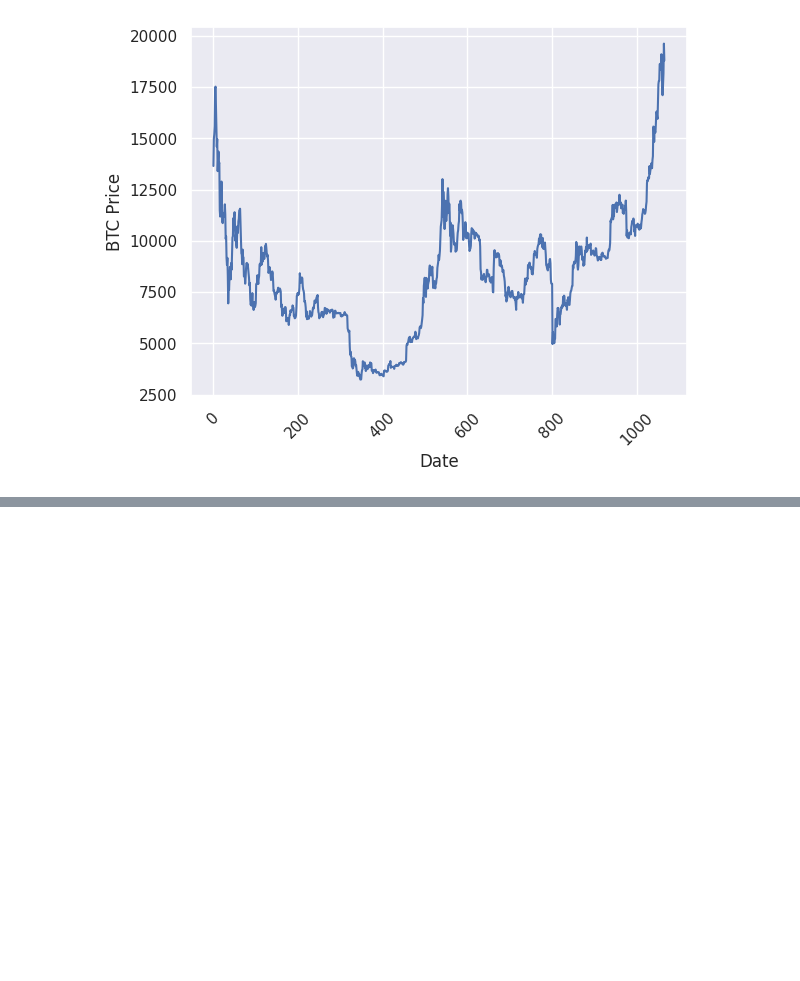
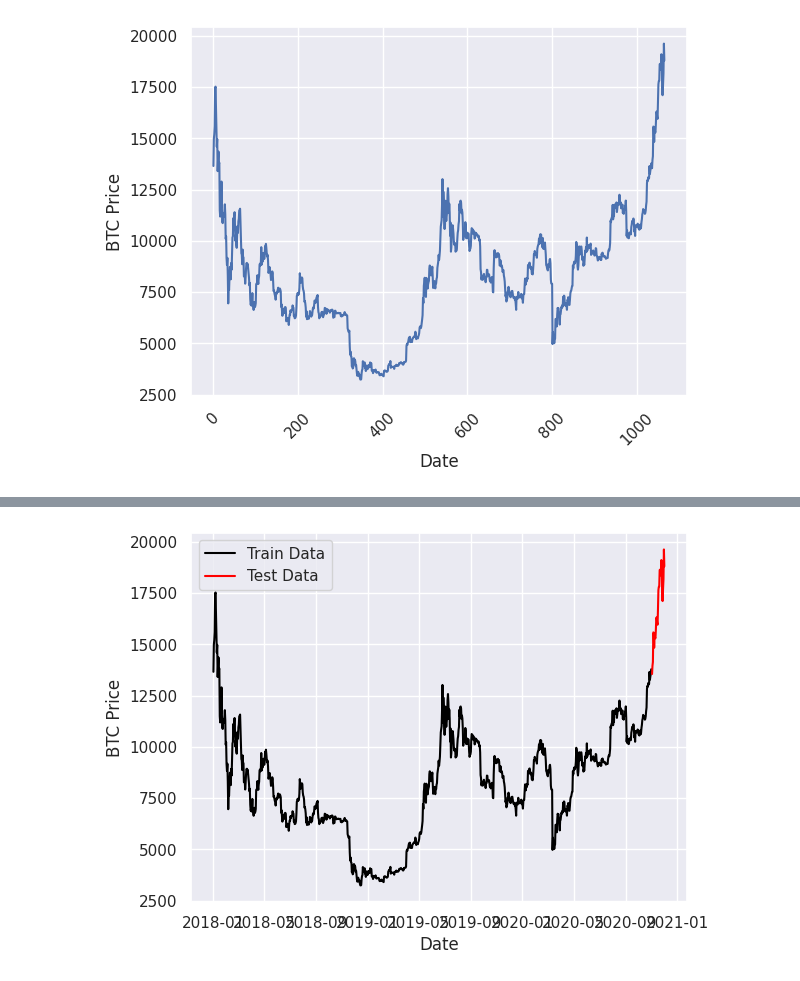
Before and after one commit to sandhrabijoy/Time-series, a Jupyter notebook: Bitcoin_timeseries.ipynb, the cells around one changed output, grey strips where cells are left out. Cells and saved outputs as stored; diff of their text form; code cells hidden in the pictures; blank space fills up the shorter version.

Commit message:
the train and test has been split based on the date which is formatted into the datetime format and the plot has been made

```diff
--- a/Bitcoin_timeseries.ipynb
+++ b/Bitcoin_timeseries.ipynb
@@ -140,0 +143,3 @@ plt.plot(btc.index, btc['BTC-USD'])
+# %%
+btc['Date'] = pd.to_datetime(btc['Date'], format='%Y-%m-%d')
+btc.head()
@@ -140,0 +153,17 @@ plt.plot(btc.index, btc['BTC-USD'])
+# %%
+btc.set_index('Date', inplace=True)
+# %%
+train = btc[btc.index < pd.to_datetime("2020-11-01", format="%Y-%m-%d")]
+test= btc[btc.index > pd.to_datetime("2020-11-01",format="%Y-%m-%d")]
+
+plt.plot(train.index, train['BTC-USD'], color="black", label="Train Data")
+plt.plot(test.index, test['BTC-USD'], color="red", label="Test Data")
+
+
+plt.ylabel('BTC Price')
+plt.xlabel('Date')
+plt.legend()
+
+plt.show()
+# %% [output]
+[figure, added]
```
Also changed, not shown: parts of 2 cells of this notebook.
